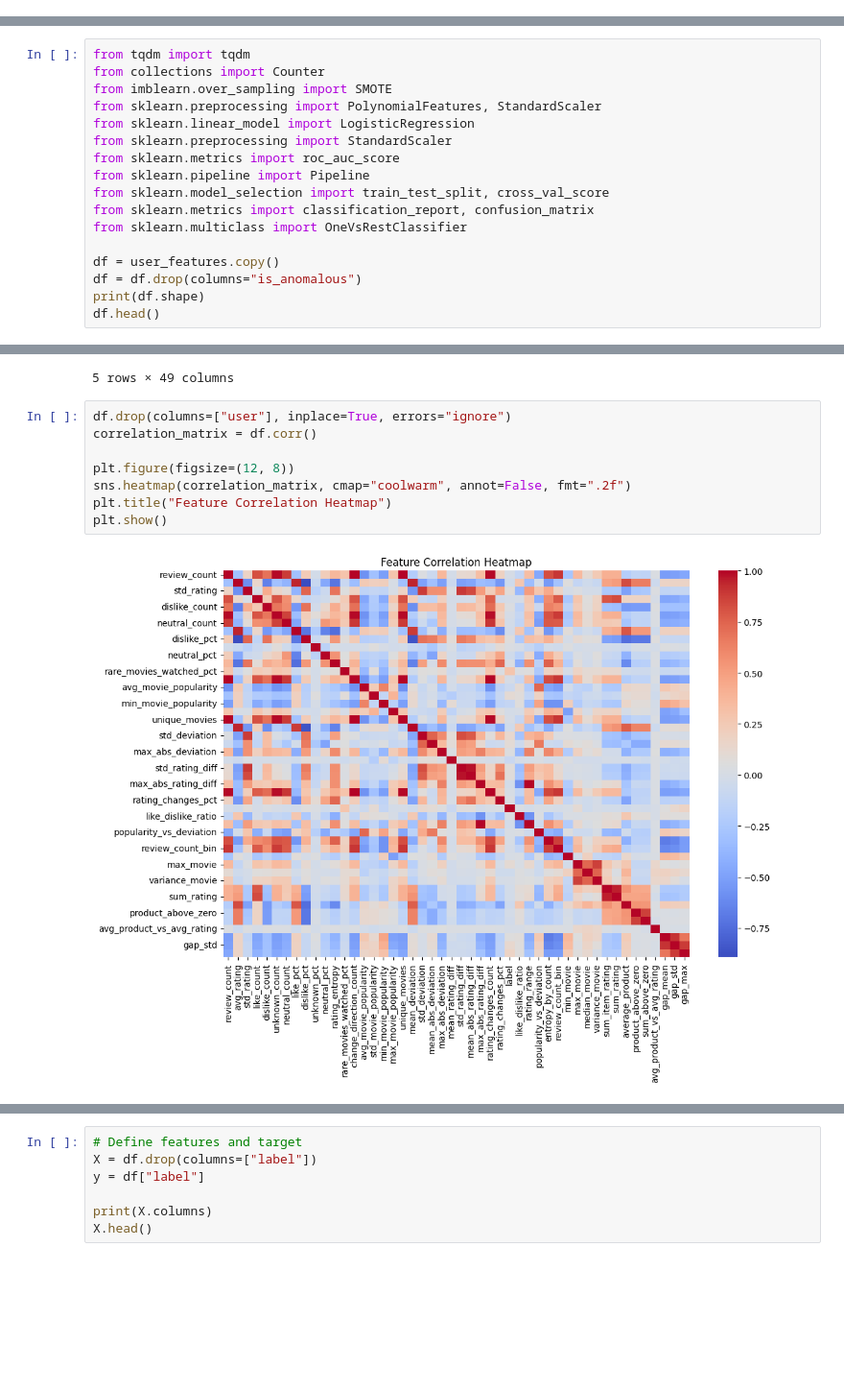
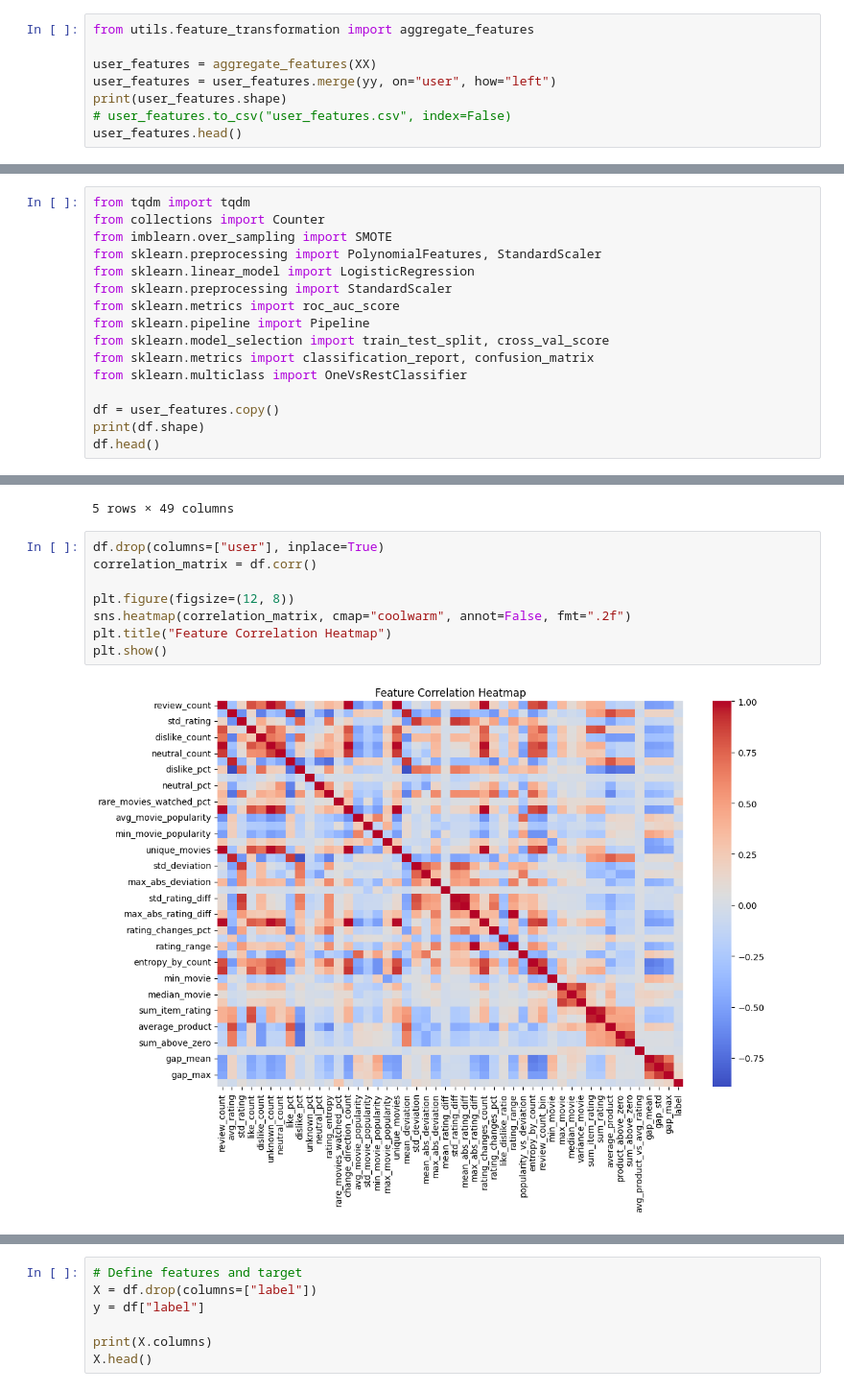
Before and after one commit to WiceKiwi/cs421-project, a Jupyter notebook: training/first_and_second_batch_train.ipynb, the cells around one changed output, grey strips where cells are left out. Shown at 96% size. Saved outputs shown, nothing was run; the diff lists cells and outputs as text; blank space fills up the shorter version.

```diff
--- a/training/first_and_second_batch_train.ipynb
+++ b/training/first_and_second_batch_train.ipynb
@@ -254,0 +58,8 @@ user_features.head()
+# %%
+from utils.feature_transformation import aggregate_features
+
+user_features = aggregate_features(XX)
+user_features = user_features.merge(yy, on="user", how="left")
+print(user_features.shape)
+# user_features.to_csv("user_features.csv", index=False)
+user_features.head()
@@ -266,7 +86,6 @@ from sklearn.metrics import classification_report, confusion_matrix
 from sklearn.multiclass import OneVsRestClassifier
 
 df = user_features.copy()
-df = df.drop(columns="is_anomalous")
 print(df.shape)
 df.head()
 # %% [output]
@@ -279,15 +98,15 @@ df.head()
 | 4 | 4 | 6 | 6.833333 | 4.915960 | 4 | 0 | 1 | ... |
 5 rows × 49 columns
 # %%
-df.drop(columns=["user"], inplace=True, errors="ignore")
+df.drop(columns=["user"], inplace=True)
 correlation_matrix = df.corr()
 
 plt.figure(figsize=(12, 8))
 sns.heatmap(correlation_matrix, cmap="coolwarm", annot=False, fmt=".2f")
 plt.title("Feature Correlation Heatmap")
 plt.show()
 # %% [output]
-[figure, old version]
+[figure, new version]
 # %%
 correlated_features = set()
 threshold = 0.90
```
Also changed, not shown: parts of 7 cells of this notebook, 5 other files.
